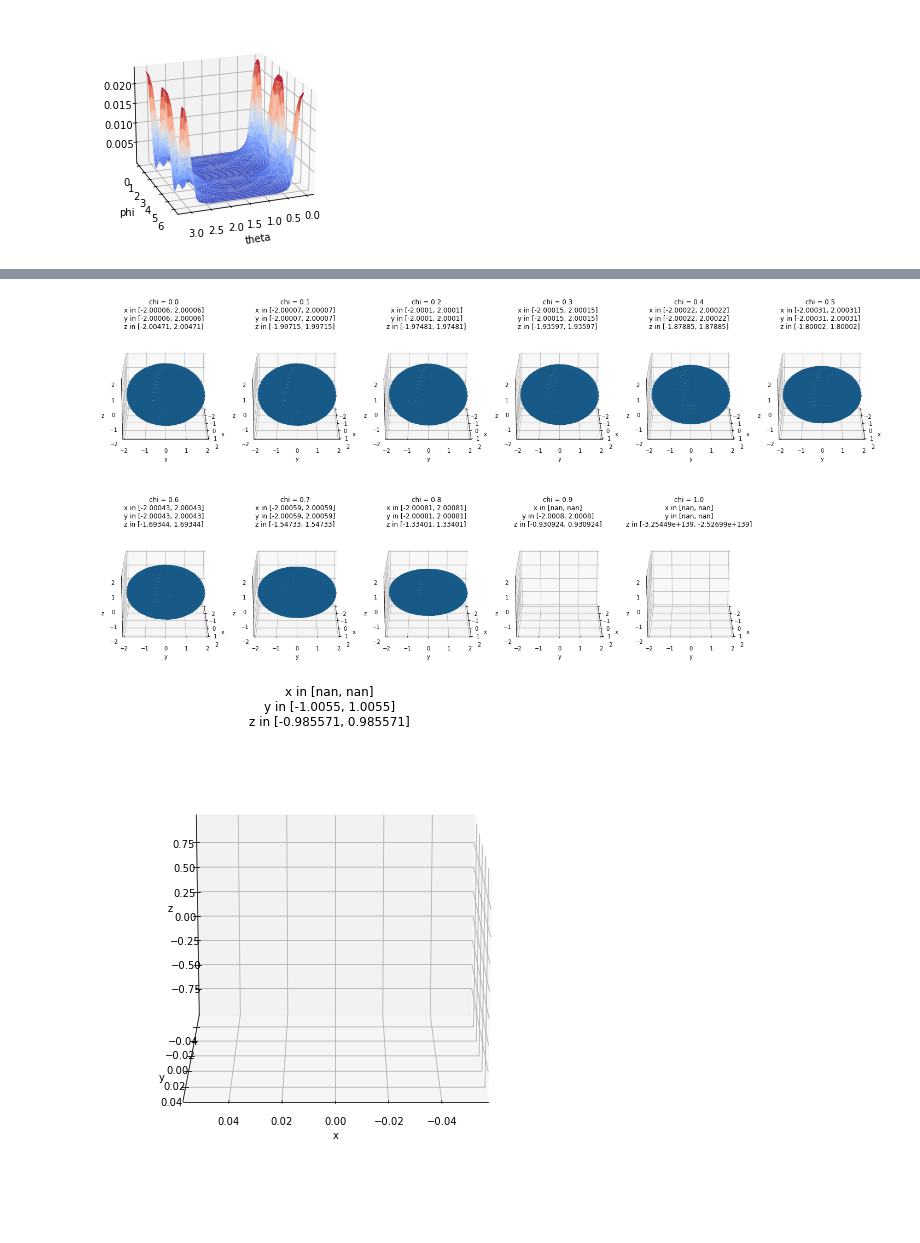
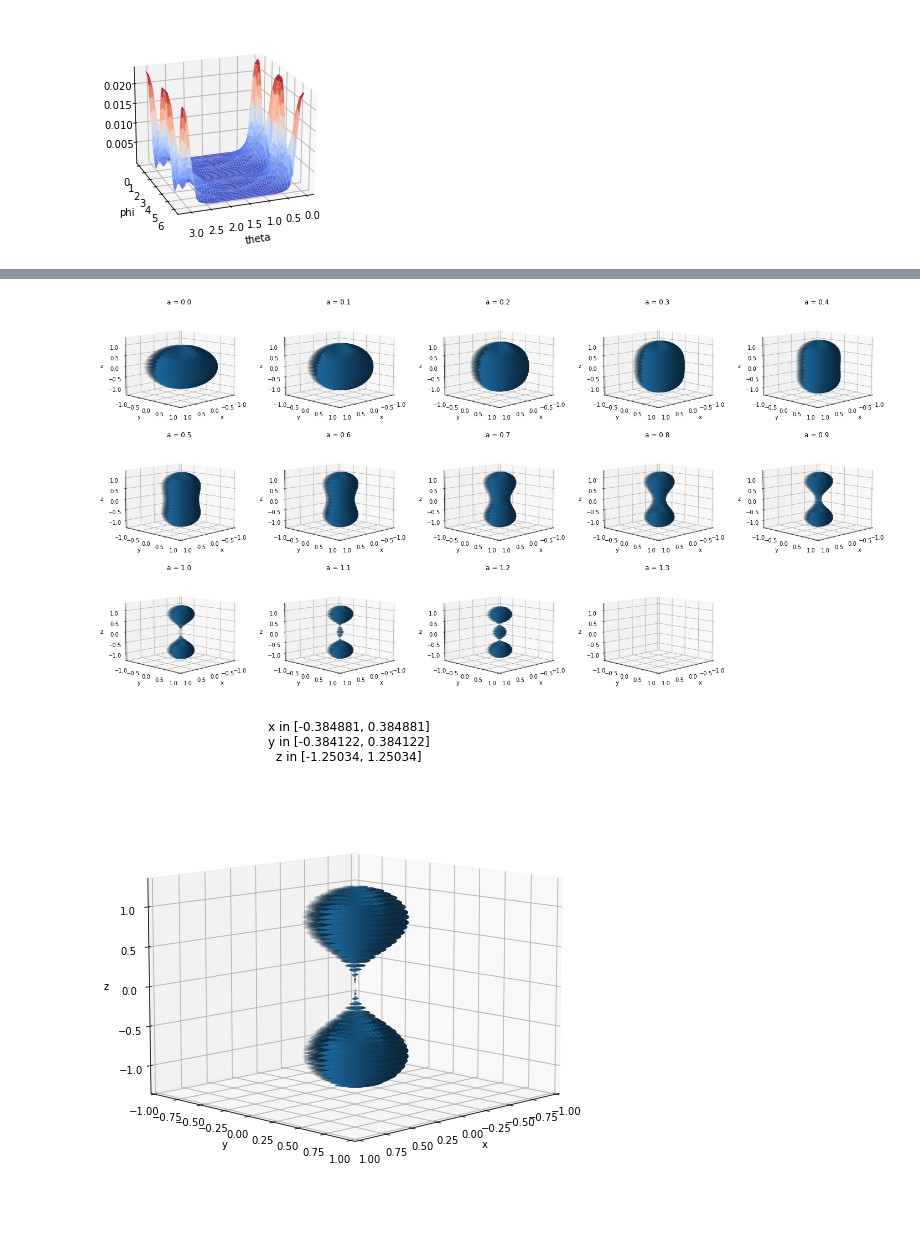
Before and after one commit to iago-mendes/eucled, a Jupyter notebook: src/exercises/08-embedding/assets/plots.ipynb, the cells around one changed output, grey strips where cells are left out. Drawn from its saved outputs; the diff is of its cells as text; code cells hidden in the pictures.

Commit message:
Test embedding of peanut.

```diff
--- a/src/exercises/08-embedding/assets/plots.ipynb
+++ b/src/exercises/08-embedding/assets/plots.ipynb
@@ -172,54 +176,50 @@ plt.tight_layout()
 # %%
-chi_values = [0.0, 0.1, 0.2, 0.3, 0.4, 0.5, 0.6, 0.7, 0.8, 0.9, 1.0]
+values = [0.0, 0.1, 0.2, 0.3, 0.4, 0.5, 0.6, 0.7, 0.8, 0.9, 1.0, 1.1, 1.2, 1.3]
 
 N_theta = 25
 N_phi = 100
 
 fig = plt.figure(layout="constrained")
 
 index = 1
-for chi in chi_values:
-	embedding = np.genfromtxt(f'embedding_{chi}.csv', delimiter=',')
-	# print("chi", chi)
-	# print("x: ", min(x), max(x))
-	# print("y: ", min(y), max(y))
-	# print("z: ", min(z), max(z))
+for value in values:
+	embedding = np.genfromtxt(f'embedding_{value}.csv', delimiter=',')
 
 	x = embedding[:,0]
 	y = embedding[:,1]
 	z = embedding[:,2]
 
 	X = np.reshape(x, (N_phi, N_theta))
 	Y = np.reshape(y, (N_phi, N_theta))
 	Z = np.reshape(z, (N_phi, N_theta))
 
-	ax = fig.add_subplot(2, 6, index, projection='3d')
+	ax = fig.add_subplot(3, 5, index, projection='3d')
 	ax.plot_surface(X, Y, Z)
 
-	plt.title(f'chi = {chi}\nx in [{min(x)}, {max(x)}]\ny in [{min(y)}, {max(y)}]\nz in [{min(z)}, {max(z)}]')
+	# plt.title(f'a = {value}\nx in [{min(x)}, {max(x)}]\ny in [{min(y)}, {max(y)}]\nz in [{min(z)}, {max(z)}]')
+	plt.title(f'a = {value}')
 	ax.set_xlabel("x")
 	ax.set_ylabel("y")
 	ax.set_zlabel("z")
-	ax.set_xlim(-2, 2)
-	ax.set_ylim(-2, 2)
-	ax.set_zlim(-2, 2)
-	ax.view_init(20, 0) # elev, azim
+	ax.set_xlim(-1, 1)
+	ax.set_ylim(-1, 1)
+	ax.set_zlim(-1.3, 1.3)
+	ax.view_init(10, 45) # elev, azim
 
 	index += 1
 
 fig.set_size_inches(20, 10, forward=True)
-# fig.set_dpi(100)
 
 plt.show()
 # %% [output]
-[figure, old version]
+[figure, new version]
 # %%
-N_theta = 50
-N_phi = 50
+N_theta = 25
+N_phi = 4*N_theta
 
 fig = plt.figure(layout="constrained")
 
-embedding = np.genfromtxt('embedding.csv', delimiter=',')
+embedding = np.genfromtxt('embedding_1.0.csv', delimiter=',')
 # print("chi", chi)
 # print("x: ", min(x), max(x))
 # print("y: ", min(y), max(y))
@@ -240,10 +240,14 @@ plt.title(f'x in [{min(x)}, {max(x)}]\ny in [{min(y)}, {max(y)}]\nz in [{min(z)}
 ax.set_xlabel("x")
 ax.set_ylabel("y")
 ax.set_zlabel("z")
+ax.set_xlim(-1, 1)
+ax.set_ylim(-1, 1)
+ax.set_zlim(-1.3, 1.3)
 
-ax.view_init(15, 90) # elev, azim
+ax.view_init(10, 45) # elev, azim
+# ax.view_init(5, 45) # elev, azim
 fig.set_size_inches(20, 7, forward=True)
 
 plt.show()
 # %% [output]
-[figure, old version]
+[figure, new version]
```
Also changed, not shown: parts of 2 cells of this notebook, 3 other files.
